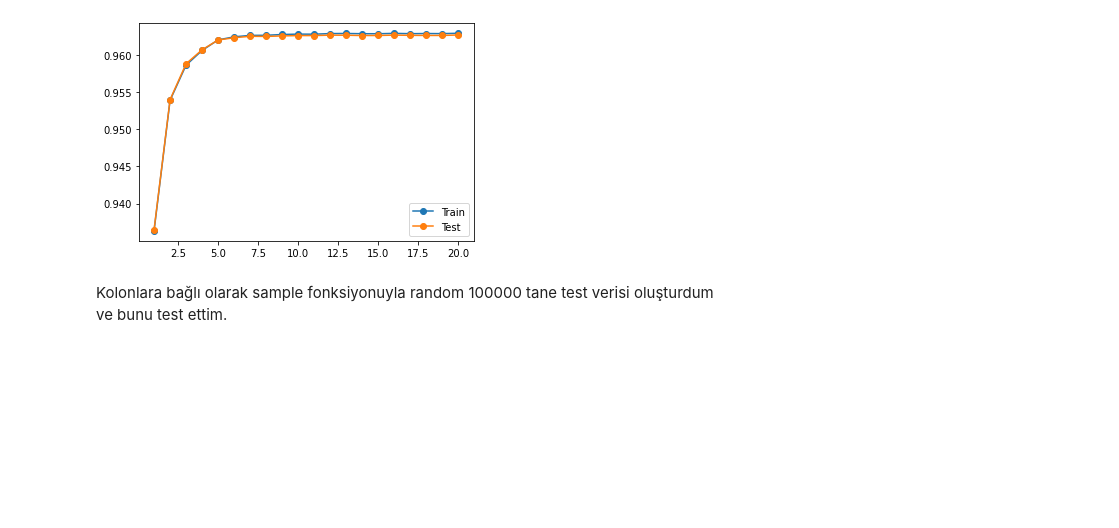
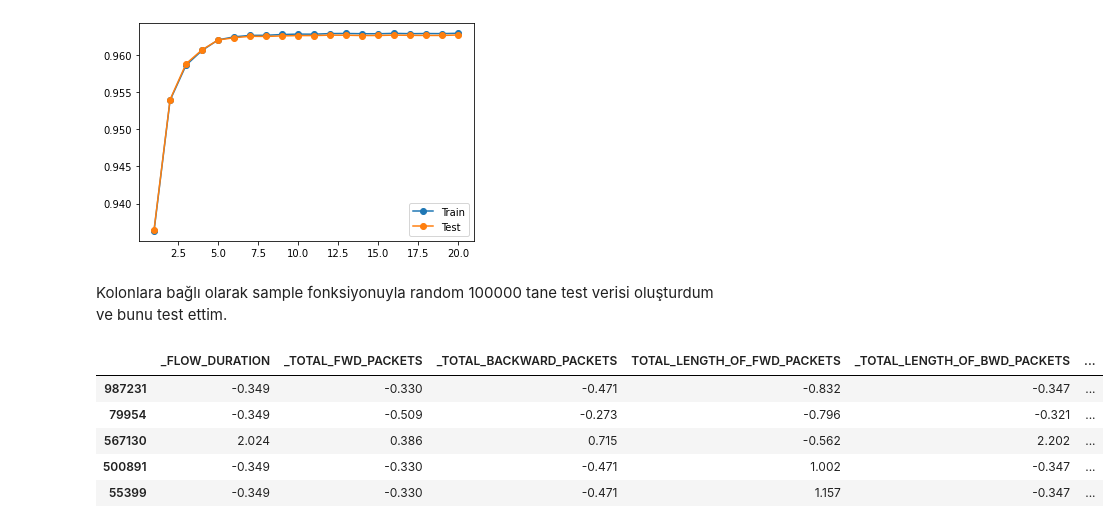
Before and after one commit to berkayberatsonmez/Anomaly_Detection, a Jupyter notebook: last_ride.ipynb, the cells around one changed output. Saved outputs shown, nothing was run; the diff lists cells and outputs as text; code cells hidden in the pictures; blank space fills up the shorter version.

```diff
--- a/last_ride.ipynb
+++ b/last_ride.ipynb
@@ -721,3 +704,12 @@ random_user = df.sample(100000, random_state=0)
+# %%
+random_user.head()
+# %% [output]
+|  | _FLOW_DURATION | _TOTAL_FWD_PACKETS | _TOTAL_BACKWARD_PACKETS | TOTAL_LENGTH_OF_FWD_PACKETS | _TOTAL_LENGTH_OF_BWD_PACKETS | ... |
+| 987231 | -0.349 | -0.330 | -0.471 | -0.832 | -0.347 | ... |
+| 79954 | -0.349 | -0.509 | -0.273 | -0.796 | -0.321 | ... |
+| 567130 | 2.024 | 0.386 | 0.715 | -0.562 | 2.202 | ... |
+| 500891 | -0.349 | -0.330 | -0.471 | 1.002 | -0.347 | ... |
+| 55399 | -0.349 | -0.330 | -0.471 | 1.157 | -0.347 | ... |
 # %%
 random_y = random_user['_LABEL']
 random_x = random_user.drop(["_LABEL"], axis=1)
```
Also changed, not shown: parts of 7 cells of this notebook.
